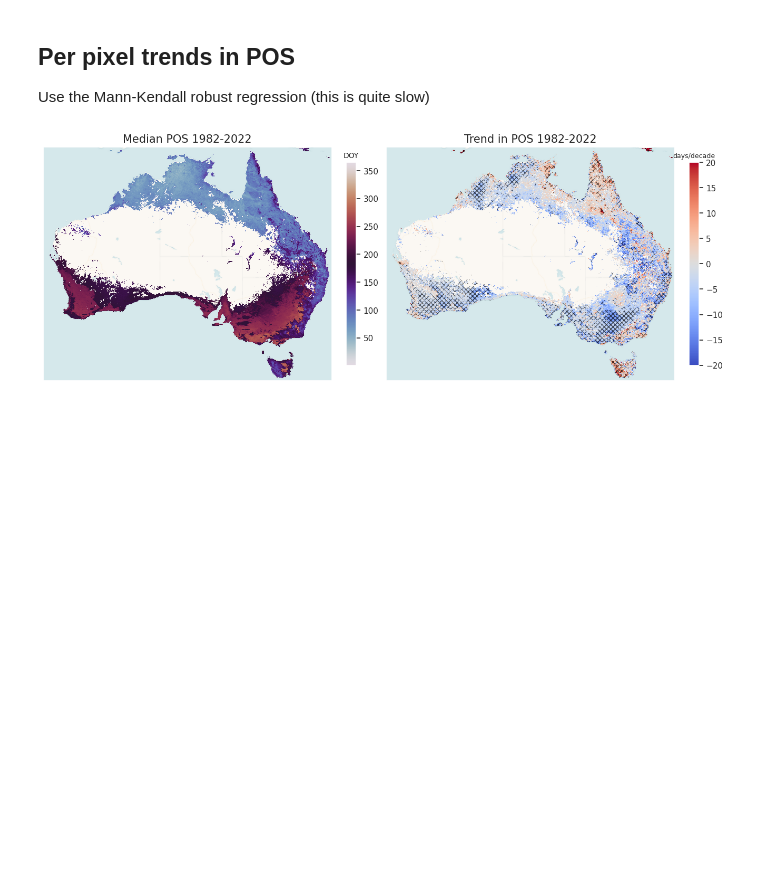
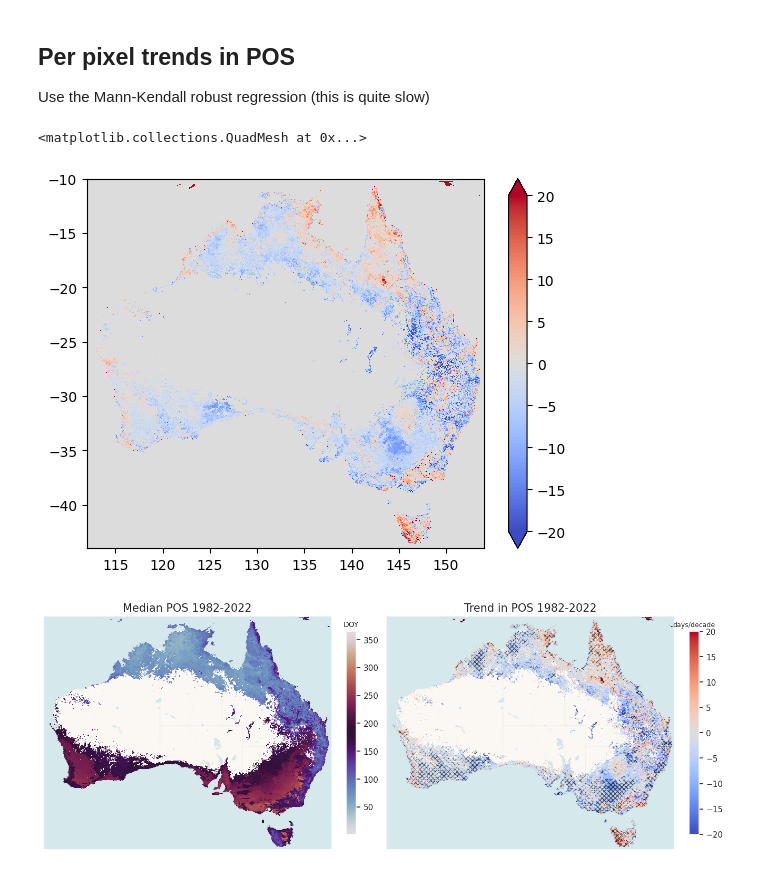
Before and after one commit to cbur24/AusENDVI, a Jupyter notebook: notebooks/analysis/Trends_in_Seasonality.ipynb, the cells around one changed output. Cells and saved outputs as stored; diff of their text form; code cells hidden in the pictures; blank space fills up the shorter version.

```diff
--- a/notebooks/analysis/Trends_in_Seasonality.ipynb
+++ b/notebooks/analysis/Trends_in_Seasonality.ipynb
@@ -166,3 +164,8 @@ vpos_trends = Mann_Kendall_test(doy['vPOS'].rename({'year':'time'}),
+# %%
+(pos_trends['trend']*10).plot(vmax=20, vmin=-20, add_labels=False, cmap='coolwarm')
+# %% [output]
+<matplotlib.collections.QuadMesh at 0x...>
+[figure, added]
 # %%
 sb.set(font_scale=1.0)
 vmin=1
```
Also changed, not shown: parts of 11 cells of this notebook, 5 other files.
